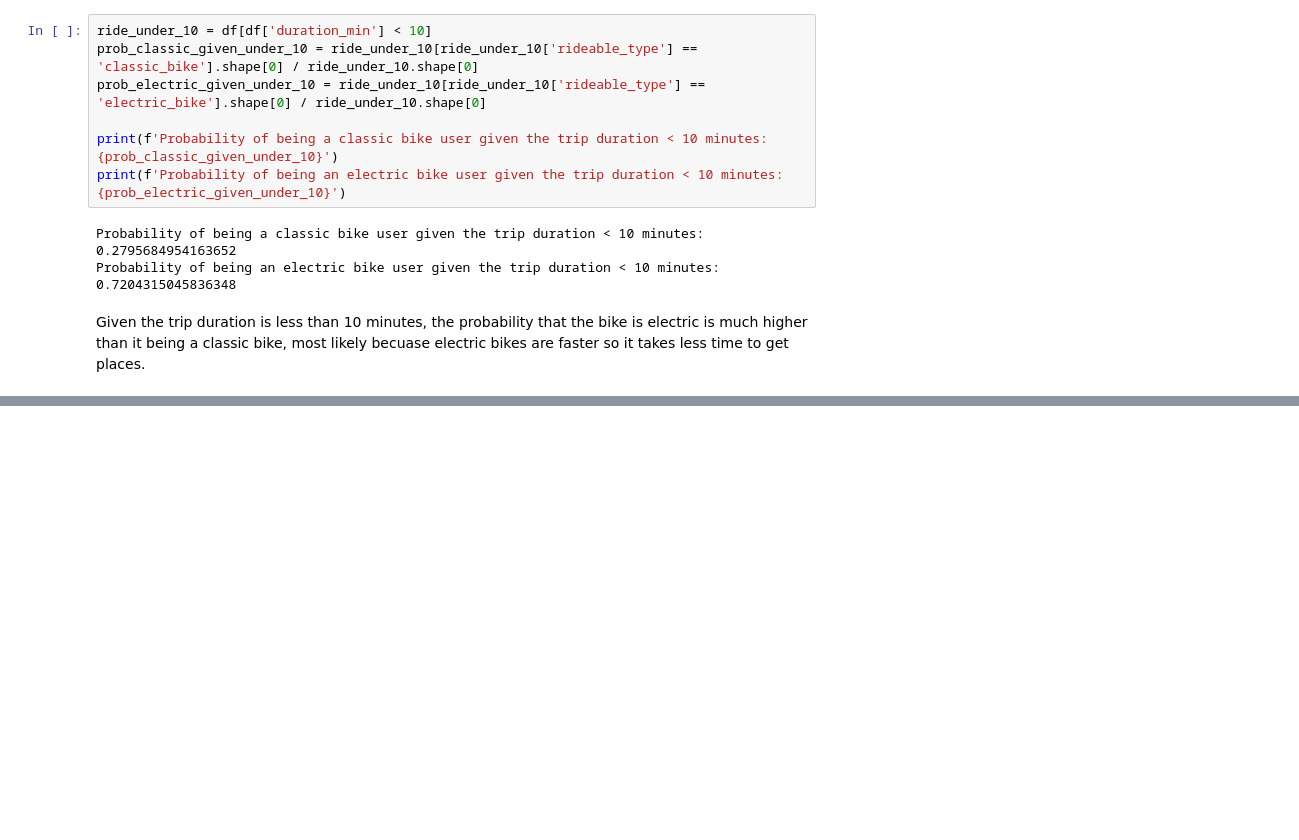
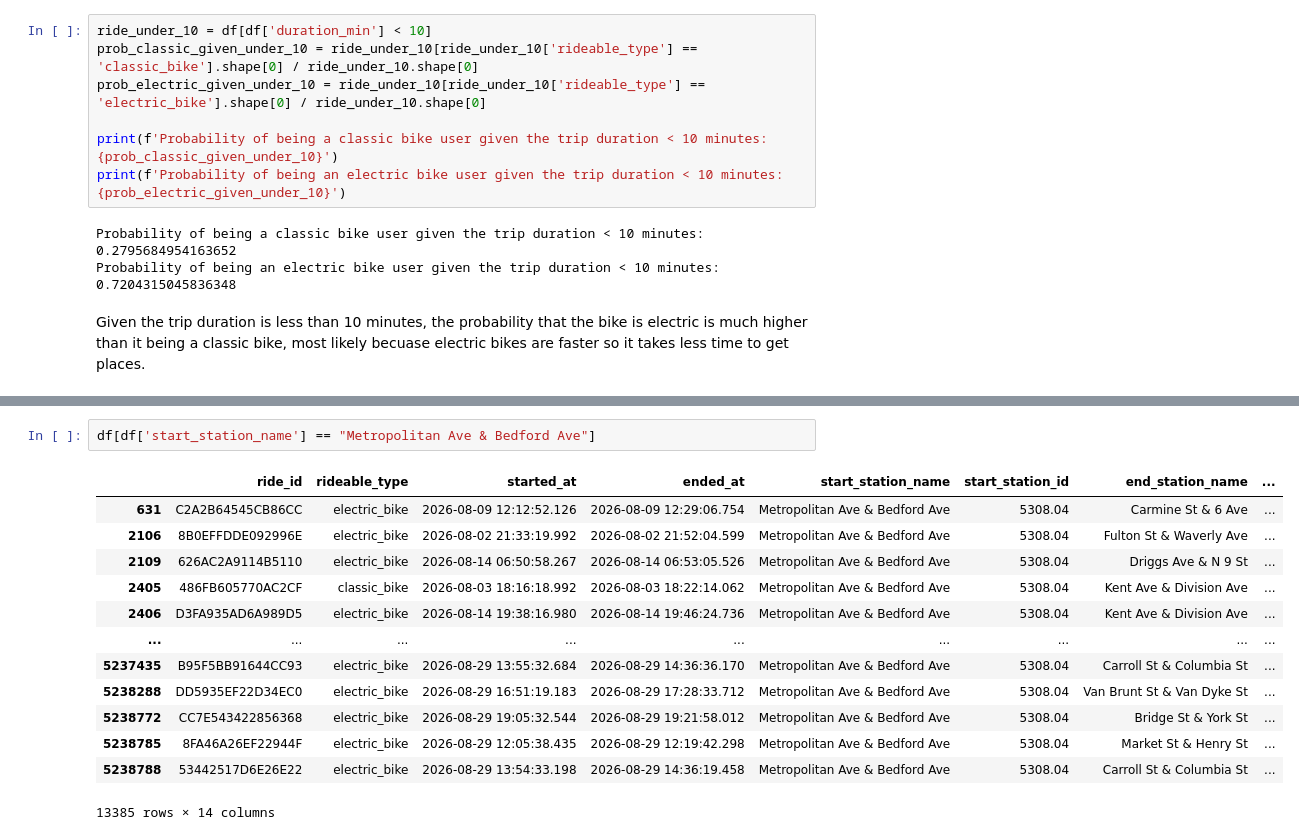
Before and after one commit to rachichi/citibikeavailability, a Jupyter notebook: citibike.ipynb, the cells around one changed output, grey strips where cells are left out. Cells and saved outputs as stored; diff of their text form; blank space fills up the shorter version.

```diff
--- a/citibike.ipynb
+++ b/citibike.ipynb
@@ -102,0 +239,16 @@ Given the trip duration is less than 10 minutes, the probability that the bike i
+# %%
+df[df['start_station_name'] == "Metropolitan Ave & Bedford Ave"]
+# %% [output]
+|  | ride_id | rideable_type | started_at | ended_at | start_station_name | start_station_id | end_station_name | ... |
+| 631 | C2A2B64545CB86CC | electric_bike | 2026-08-09 12:12:52.126 | 2026-08-09 12:29:06.754 | Metropolitan Ave & Bedford Ave | 5308.04 | Carmine St & 6 Ave | ... |
+| 2106 | 8B0EFFDDE092996E | electric_bike | 2026-08-02 21:33:19.992 | 2026-08-02 21:52:04.599 | Metropolitan Ave & Bedford Ave | 5308.04 | Fulton St & Waverly Ave | ... |
+| 2109 | 626AC2A9114B5110 | electric_bike | 2026-08-14 06:50:58.267 | 2026-08-14 06:53:05.526 | Metropolitan Ave & Bedford Ave | 5308.04 | Driggs Ave & N 9 St | ... |
+| 2405 | 486FB605770AC2CF | classic_bike | 2026-08-03 18:16:18.992 | 2026-08-03 18:22:14.062 | Metropolitan Ave & Bedford Ave | 5308.04 | Kent Ave & Division Ave | ... |
+| 2406 | D3FA935AD6A989D5 | electric_bike | 2026-08-14 19:38:16.980 | 2026-08-14 19:46:24.736 | Metropolitan Ave & Bedford Ave | 5308.04 | Kent Ave & Division Ave | ... |
+| ... | ... | ... | ... | ... | ... | ... | ... | ... |
+| 5237435 | B95F5BB91644CC93 | electric_bike | 2026-08-29 13:55:32.684 | 2026-08-29 14:36:36.170 | Metropolitan Ave & Bedford Ave | 5308.04 | Carroll St & Columbia St | ... |
+| 5238288 | DD5935EF22D34EC0 | electric_bike | 2026-08-29 16:51:19.183 | 2026-08-29 17:28:33.712 | Metropolitan Ave & Bedford Ave | 5308.04 | Van Brunt St & Van Dyke St | ... |
+| 5238772 | CC7E543422856368 | electric_bike | 2026-08-29 19:05:32.544 | 2026-08-29 19:21:58.012 | Metropolitan Ave & Bedford Ave | 5308.04 | Bridge St & York St | ... |
+| 5238785 | 8FA46A26EF22944F | electric_bike | 2026-08-29 12:05:38.435 | 2026-08-29 12:19:42.298 | Metropolitan Ave & Bedford Ave | 5308.04 | Market St & Henry St | ... |
+| 5238788 | 53442517D6E26E22 | electric_bike | 2026-08-29 13:54:33.198 | 2026-08-29 14:36:19.458 | Metropolitan Ave & Bedford Ave | 5308.04 | Carroll St & Columbia St | ... |
+13385 rows × 14 columns
```
Also changed, not shown: parts of 13 cells of this notebook.
